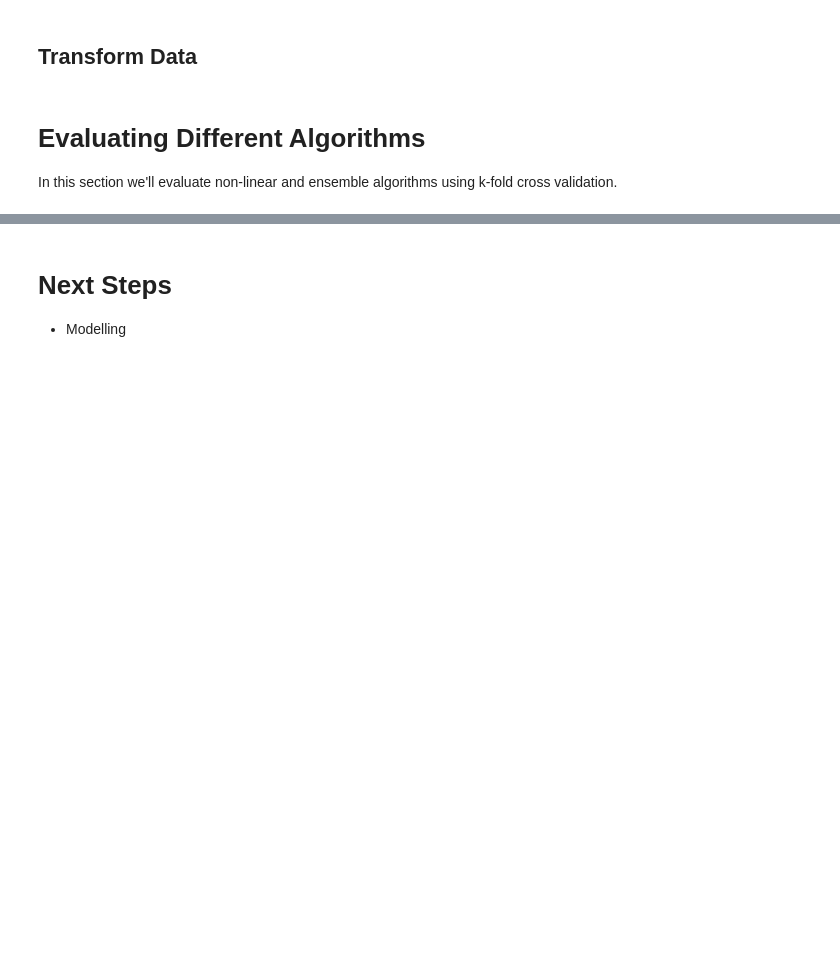
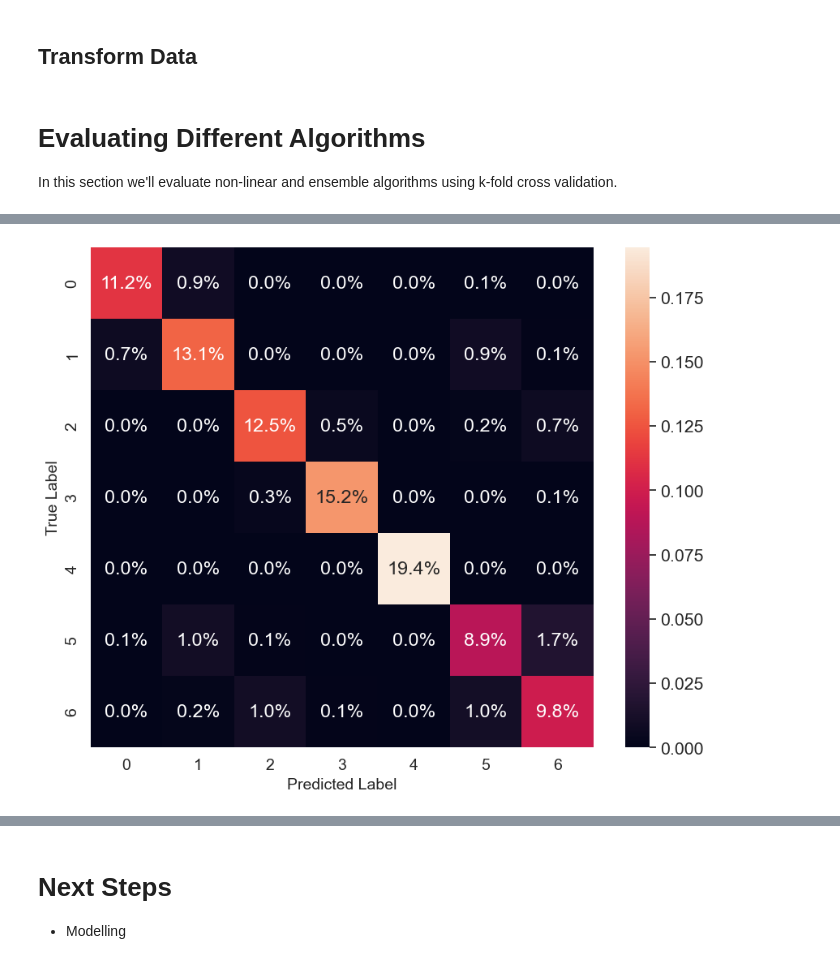
Before and after one commit to muscak/Obesity-Risk-Prediction, a Jupyter notebook: Notebooks/Prediction of Obesity Risk - Modelling.ipynb, the cells around one changed output, grey strips where cells are left out. Cells and saved outputs as stored; diff of their text form; code cells hidden in the pictures; blank space fills up the shorter version.

```diff
--- a/Notebooks/Prediction of Obesity Risk - Modelling.ipynb
+++ b/Notebooks/Prediction of Obesity Risk - Modelling.ipynb
@@ -218,0 +315,20 @@ GNB           0.614    0.012
+# %%
+XGB = XGBClassifier()
+
+crossvalidation = KFold(n_splits=5, shuffle=True, random_state=101)
+
+h_params = {
+    'eta': [0.001, 0.01, 0.1, 0.2],
+    'max_depth': [3, 5, 8, 10]
+}
+grid = GridSearchCV(
+    estimator = XGB,
+    param_grid = h_params,
+    scoring = 'accuracy',
+    n_jobs = -1,
+    cv = crossvalidation)
+
+grid.fit(x_train_transformed, y_train)
+
+# Print the best score and the hyper parameters that provides that score
+grid.best_params_, grid.best_score_
@@ -218,0 +337,3 @@ GNB           0.614    0.012
+# %%
+model = XGBClassifier(**grid.best_params_)
+model.fit(x_train_transformed, y_train)
@@ -218,0 +352,3 @@ GNB           0.614    0.012
+# %%
+y_hat = model.predict(x_test_transformed)
+print(classification_report(y_test, y_hat))
@@ -218,0 +369,4 @@ GNB           0.614    0.012
+# %%
+plot_confusion_matrix(y_test, y_hat)
+# %% [output]
+[figure, added]
```
Also changed, not shown: parts of 24 cells of this notebook, 2 other files.
